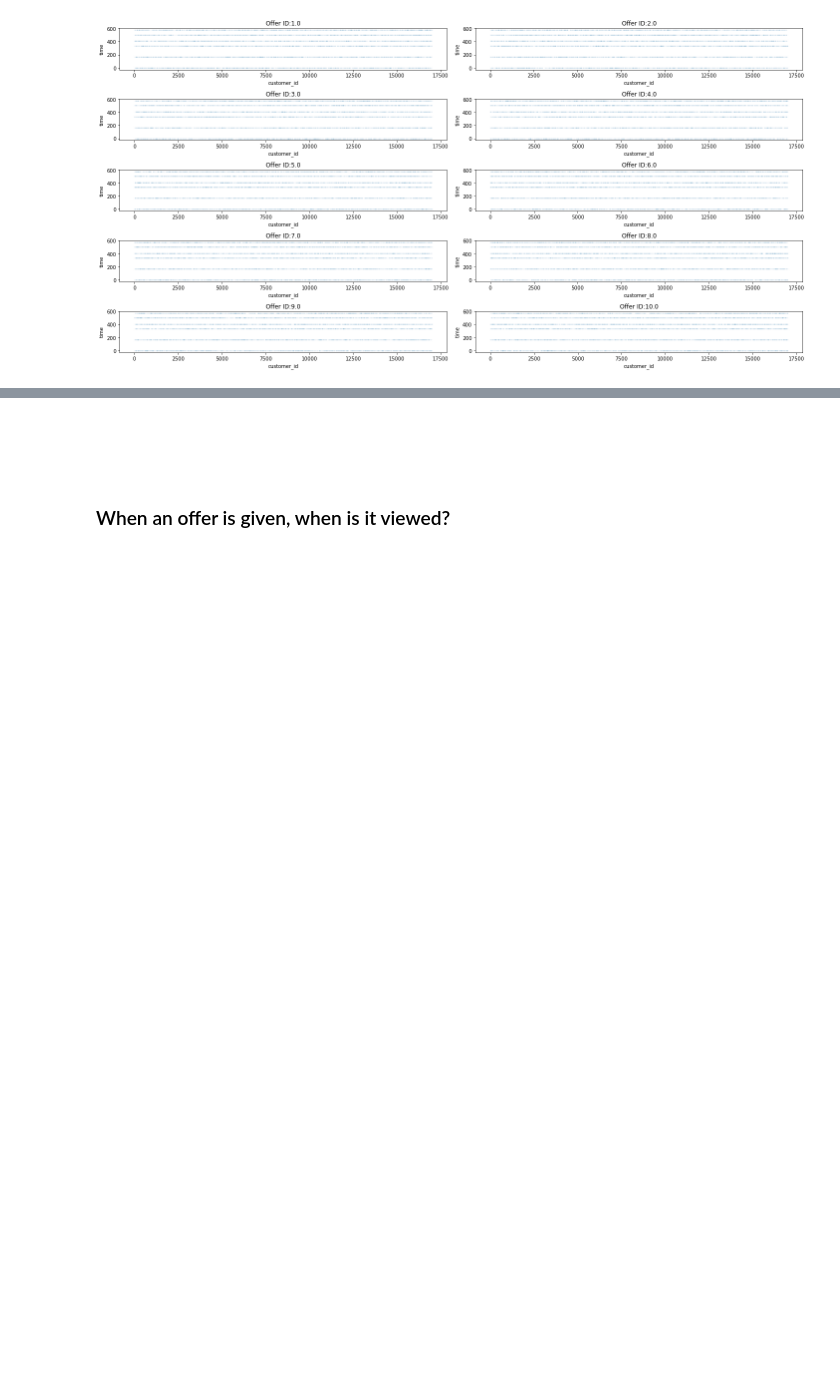
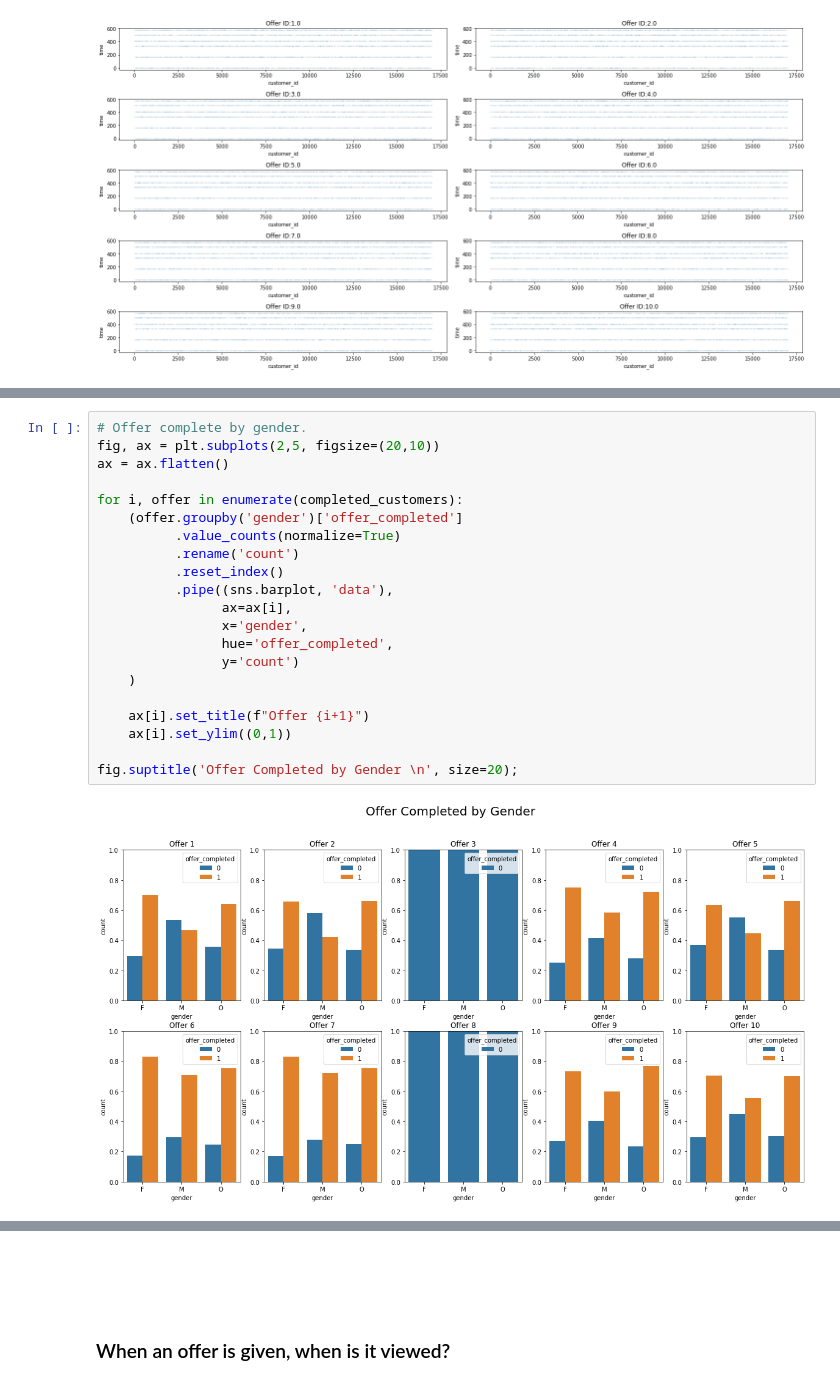
Before and after one commit to andrewKOwong/dsnd-starbucks, a Jupyter notebook: notebook-EDA.ipynb, the cells around one changed output, grey strips where cells are left out. Drawn from its saved outputs; the diff is of its cells as text; blank space fills up the shorter version.

```diff
--- a/notebook-EDA.ipynb
+++ b/notebook-EDA.ipynb
@@ -462,0 +561,23 @@ plt.tight_layout()
+# %%
+# Offer complete by gender.
+fig, ax = plt.subplots(2,5, figsize=(20,10))
+ax = ax.flatten()
+
+for i, offer in enumerate(completed_customers):
+    (offer.groupby('gender')['offer_completed']
+          .value_counts(normalize=True)
+          .rename('count')
+          .reset_index()
+          .pipe((sns.barplot, 'data'),
+                ax=ax[i],
+                x='gender',
+                hue='offer_completed',
+                y='count')
+    )
+
+    ax[i].set_title(f"Offer {i+1}")
+    ax[i].set_ylim((0,1))
+
+fig.suptitle('Offer Completed by Gender \n', size=20);
+# %% [output]
+[figure, added]
```
Also changed, not shown: parts of 16 cells of this notebook.
